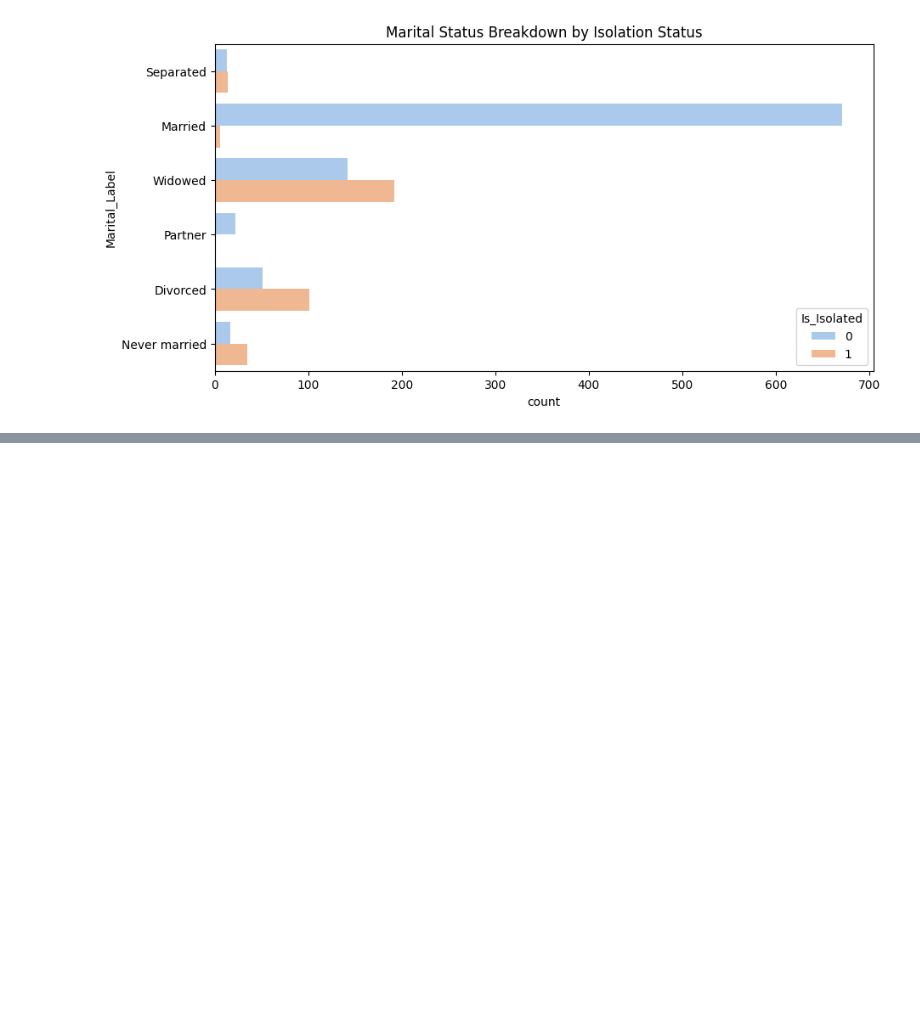
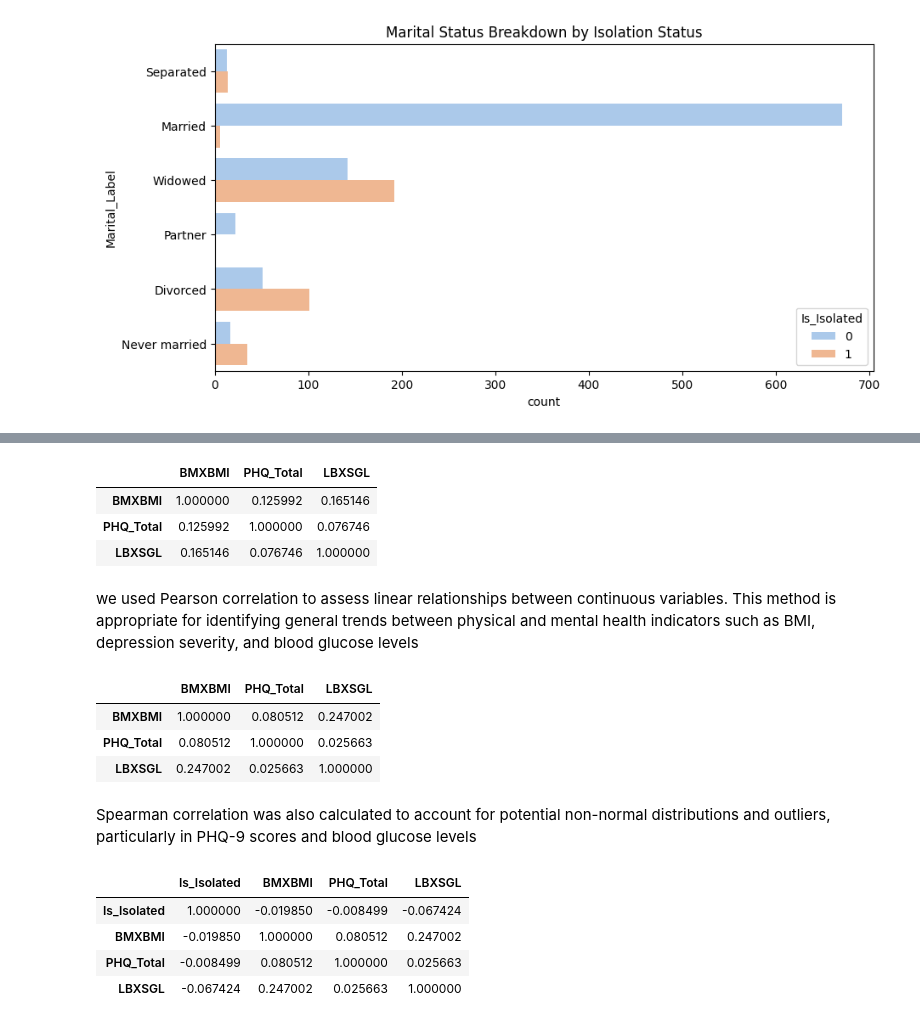
Before and after one commit to Toa-0128/Data-Analysis-Final-Project-, a Jupyter notebook: final_project.ipynb, the cells around one changed output, grey strips where cells are left out. Drawn from its saved outputs; the diff is of its cells as text; code cells hidden in the pictures; blank space fills up the shorter version.

```diff
--- a/final_project.ipynb
+++ b/final_project.ipynb
@@ -156,0 +290,32 @@ plt.show()
+# %%
+# Pearson correlation for continuous variables
+pearson_corr = df_elderly[['BMXBMI', 'PHQ_Total', 'LBXSGL']].corr(method='pearson')
+pearson_corr
+# %% [output]
+|  | BMXBMI | PHQ_Total | LBXSGL |
+| BMXBMI | 1.000000 | 0.125992 | 0.165146 |
+| PHQ_Total | 0.125992 | 1.000000 | 0.076746 |
+| LBXSGL | 0.165146 | 0.076746 | 1.000000 |
+# %% [markdown]
+we used Pearson correlation to assess linear relationships between continuous variables. This method is appropriate for identifying general trends between physical and mental health indicators such as BMI, depression severity, and blood glucose levels
+# %%
+# Spearman correlation (robust to non-normal distributions and outliers)
+spearman_corr = df_elderly[['BMXBMI', 'PHQ_Total', 'LBXSGL']].corr(method='spearman')
+spearman_corr
+# %% [output]
+|  | BMXBMI | PHQ_Total | LBXSGL |
+| BMXBMI | 1.000000 | 0.080512 | 0.247002 |
+| PHQ_Total | 0.080512 | 1.000000 | 0.025663 |
+| LBXSGL | 0.247002 | 0.025663 | 1.000000 |
+# %% [markdown]
+Spearman correlation was also calculated to account for potential non-normal distributions and outliers, particularly in PHQ-9 scores and blood glucose levels
+# %%
+# Correlation including social isolation status
+isolation_corr = df_elderly[['Is_Isolated', 'BMXBMI', 'PHQ_Total', 'LBXSGL']].corr(method='spearman')
+isolation_corr
+# %% [output]
+|  | Is_Isolated | BMXBMI | PHQ_Total | LBXSGL |
+| Is_Isolated | 1.000000 | -0.019850 | -0.008499 | -0.067424 |
+| BMXBMI | -0.019850 | 1.000000 | 0.080512 | 0.247002 |
+| PHQ_Total | -0.008499 | 0.080512 | 1.000000 | 0.025663 |
+| LBXSGL | -0.067424 | 0.247002 | 0.025663 | 1.000000 |
```
Also changed, not shown: parts of 19 cells of this notebook.
